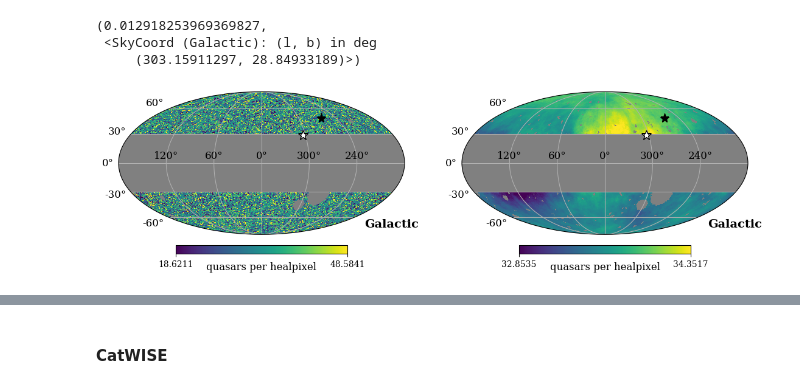
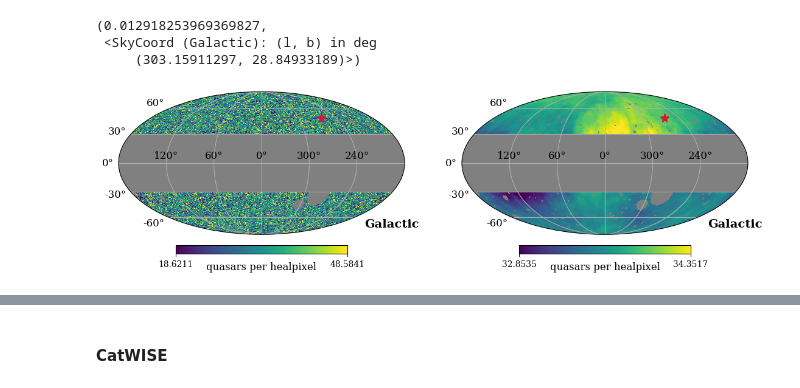
Before and after one commit to abbyw24/lss-dipoles, a Jupyter notebook: notebooks/paper_plots.ipynb, the cells around one changed output, grey strips where cells are left out. Cells and saved outputs as stored; diff of their text form; code cells hidden in the pictures.

```diff
--- a/notebooks/paper_plots.ipynb
+++ b/notebooks/paper_plots.ipynb
@@ -62,15 +63,15 @@ dipamp, dipdir.galactic
 # %%
 # plot
 fig = plt.figure(figsize=(11,4))
 kwargs = dict(coord=['C','G'], cmap='viridis', unit='quasars per healpixel', fig=fig, graticule=True, graticule_labels=True)#, badcolor='w')
 mean, std = np.nanmean(quaia_qmap_corr), np.nanstd(quaia_qmap_corr)
 hp.projview(quaia_qmap_corr, min=mean-2*std, max=mean+2*std, title='', sub=(1,2,1), **kwargs)
-tools.plot_marker(dipdir.galactic.l, dipdir.galactic.b, marker='*', color='white', mec='k', ms=12)
-tools.plot_marker(cmb_dipdir.galactic.l, cmb_dipdir.galactic.b, marker='*', color='k', mec='k', ms=11)
+# tools.plot_marker(dipdir.galactic.l, dipdir.galactic.b, marker='*', color='white', mec='k', ms=12)
+tools.plot_marker(cmb_dipdir.galactic.l, cmb_dipdir.galactic.b, marker='*', color='crimson', ms=11)
 tools.label_coord('Galactic', fs=14)
 hp.projview(quaia_qmap_corr_smoothed, min=mean-0.1*std, max=mean+0.1*std, title='', sub=(1,2,2), **kwargs)
-tools.plot_marker(dipdir.galactic.l, dipdir.galactic.b, marker='*', color='white', mec='k', ms=12)
-tools.plot_marker(cmb_dipdir.galactic.l, cmb_dipdir.galactic.b, marker='*', color='k', mec='k', ms=11)
+# tools.plot_marker(dipdir.galactic.l, dipdir.galactic.b, marker='*', color='white', mec='k', ms=12)
+tools.plot_marker(cmb_dipdir.galactic.l, cmb_dipdir.galactic.b, marker='*', color='crimson', ms=11)
 tools.label_coord('Galactic', fs=14)
 # %% [output]
-[figure, old version]
+[figure, new version]
```
Also changed, not shown: parts of 46 cells of this notebook, 3 other files.
